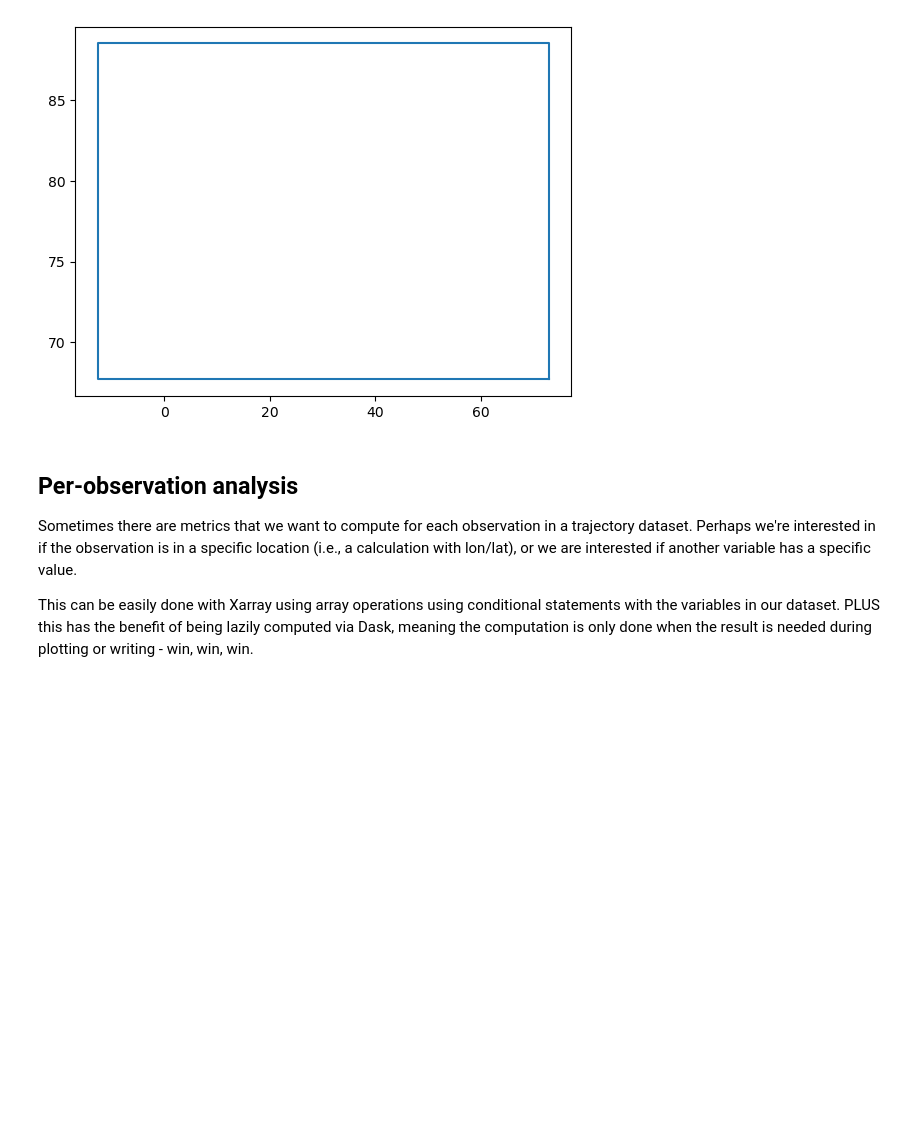
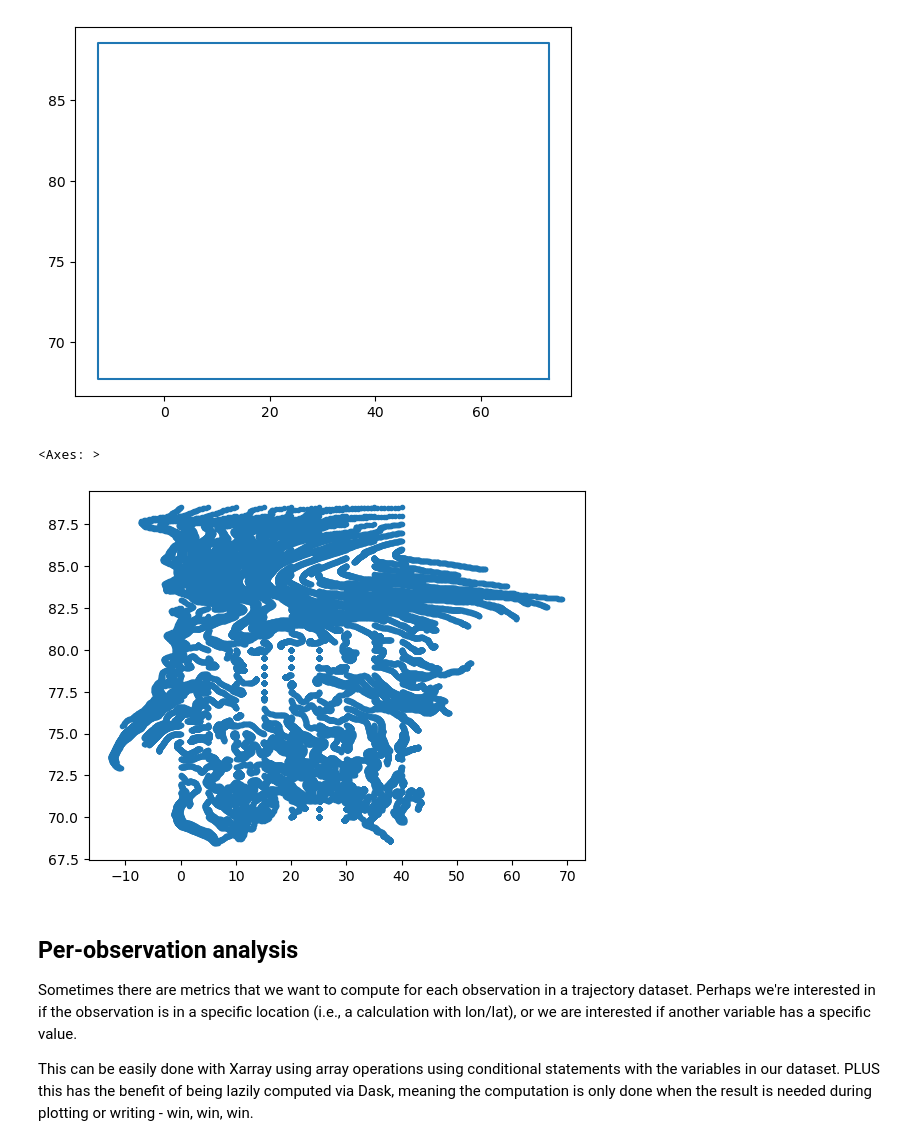
Before and after one commit to OceanParcels/Lagrangian_diags, a Jupyter notebook: docs/tutorials/analysis-cookbook.ipynb, the cells around one changed output. Drawn from its saved outputs; the diff is of its cells as text; code cells hidden in the pictures; blank space fills up the shorter version.

```diff
--- a/docs/tutorials/analysis-cookbook.ipynb
+++ b/docs/tutorials/analysis-cookbook.ipynb
@@ -87,3 +109,8 @@ plot_polygon(get_bbox(ds))
+# %%
+scatter_traj_dataset(ds_trim)
+# %% [output]
+<Axes: >
+[figure, added]
 # %% [markdown]
 ## Per-observation analysis
 
```
Also changed, not shown: parts of 11 cells of this notebook.
